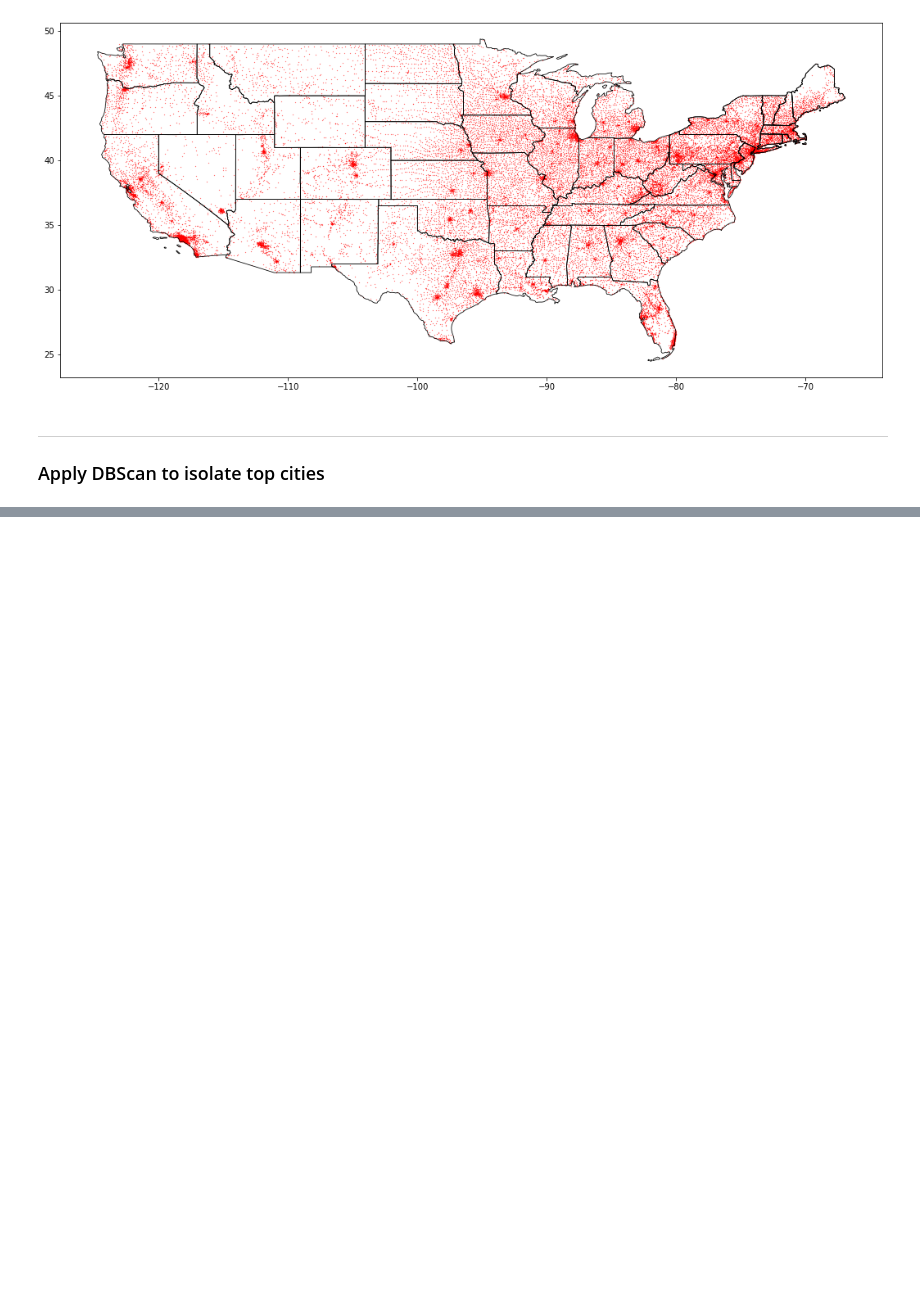
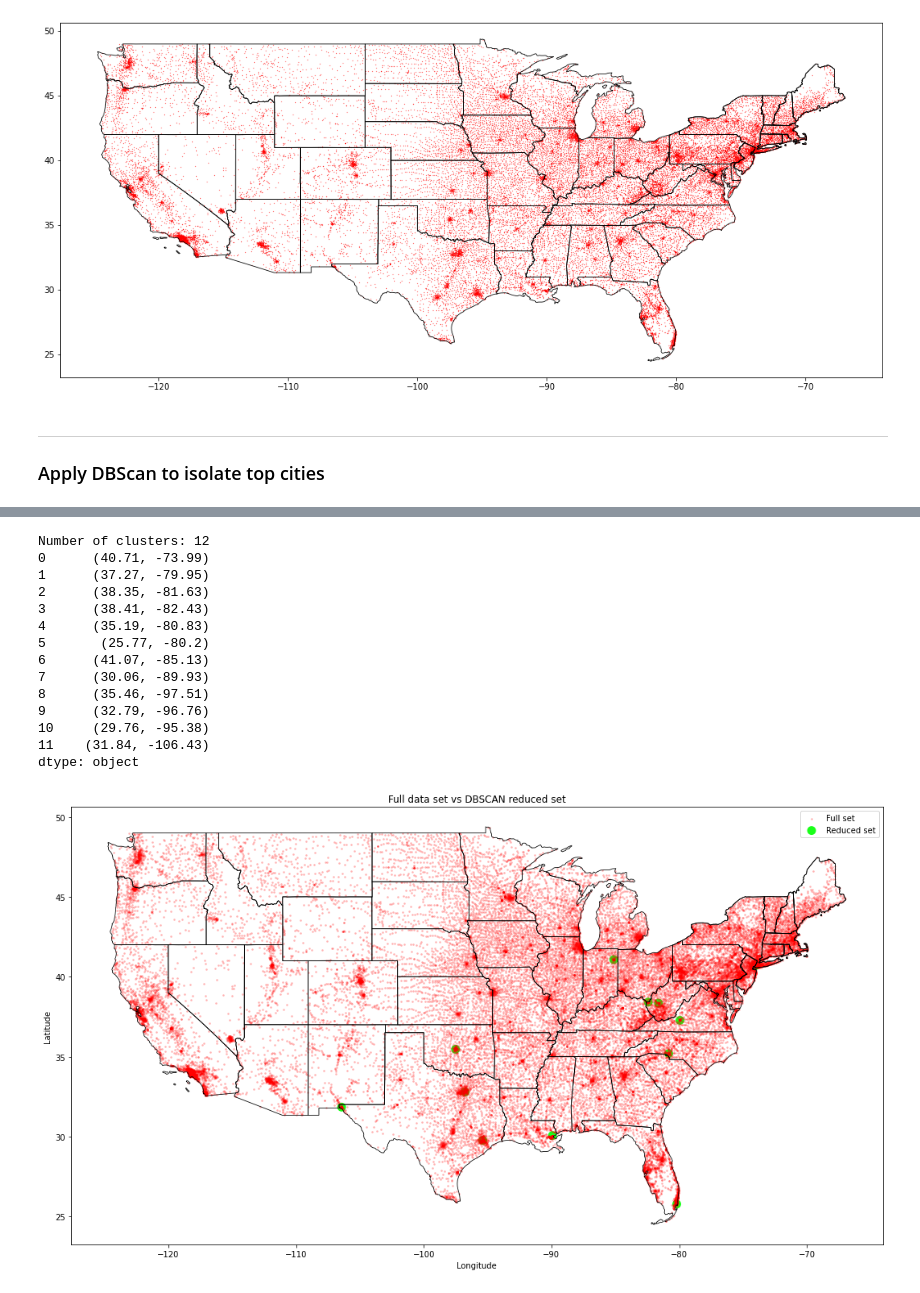
Before and after one commit to blasher565/dm_cs522, a Jupyter notebook: zipcodes/zipcodes.ipynb, the cells around one changed output, grey strips where cells are left out. Cells and saved outputs as stored; diff of their text form; code cells hidden in the pictures; blank space fills up the shorter version.

```diff
--- a/zipcodes/zipcodes.ipynb
+++ b/zipcodes/zipcodes.ipynb
@@ -166,7 +170,25 @@ centermost_points = clusters.map(get_centermost_point)
 # %%
-#Get the centroid points lat/lon and store in data frame
-latitude, longitude = zip(*centermost_points)
-rep_points = pd.DataFrame({'longitude':longitude, 'latitude':latitude})
+# Function wrapper to plot
+#
+#
+def plotClusters( centermost_points ):
+    #Get the centroid points lat/lon and store in data frame
+    latitude, longitude = zip(*centermost_points)
+    rep_points = pd.DataFrame({'longitude':longitude, 'latitude':latitude})
 
-#Pull out all the representitive points
-rs = rep_points.apply(lambda row: df[(df['latitude']==row['latitude']) & (df['longitude']==row['longitude'])].iloc[0], axis=1)
+    #Pull out all the representitive points
+    rs = rep_points.apply(lambda row: df[(df['latitude']==row['latitude']) & (df['longitude']==row['longitude'])].iloc[0], axis=1)
+
+
+    #Plot all the datasets on top to visualize
+
+    fig, ax = plt.subplots(figsize=[20, 10])
+    rs_scatter = ax.scatter(rs['longitude'], rs['latitude'], c='#00FF00', edgecolor='None', alpha=0.9, s=120)
+    df_scatter = ax.scatter(df['longitude'], df['latitude'], c='r', alpha=0.2, s=3)
+    states.boundary.plot(ax=ax, color='black', linewidth=.8)
+
+    ax.set_title('Full data set vs DBSCAN reduced set')
+    ax.set_xlabel('Longitude')
+    ax.set_ylabel('Latitude')
+    ax.legend([df_scatter, rs_scatter], ['Full set', 'Reduced set'], loc='upper right')
+    plt.show()
@@ -205,0 +200,22 @@ print( rs )
+# %%
+#distance, k
+cluster_center = runClusters(.5, 25)
+print( cluster_center )
+
+plotClusters(  cluster_center )
+# %% [output]
+Number of clusters: 12
+0      (40.71, -73.99)
+1      (37.27, -79.95)
+2      (38.35, -81.63)
+3      (38.41, -82.43)
+4      (35.19, -80.83)
+5       (25.77, -80.2)
+6      (41.07, -85.13)
+7      (30.06, -89.93)
+8      (35.46, -97.51)
+9      (32.79, -96.76)
+10     (29.76, -95.38)
+11    (31.84, -106.43)
+dtype: object
+[figure, added]
```
Also changed, not shown: parts of 9 cells of this notebook.
